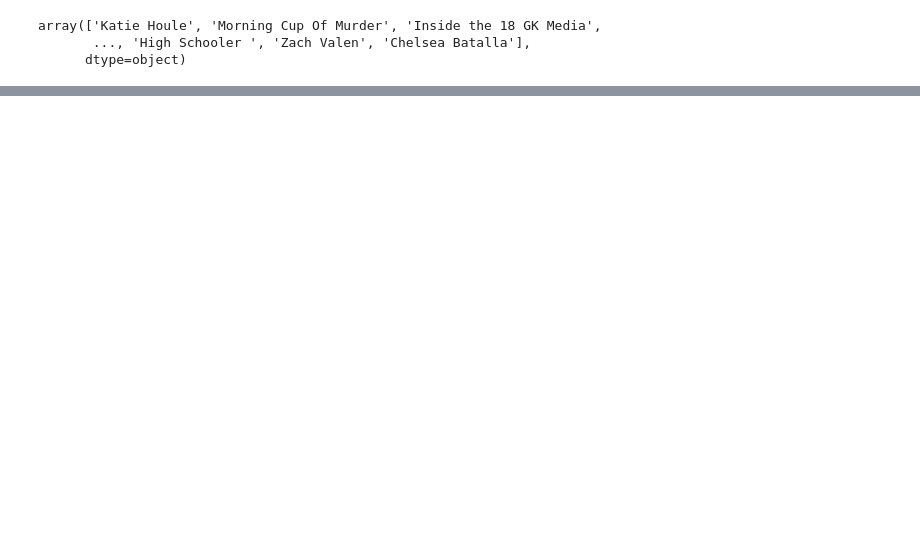
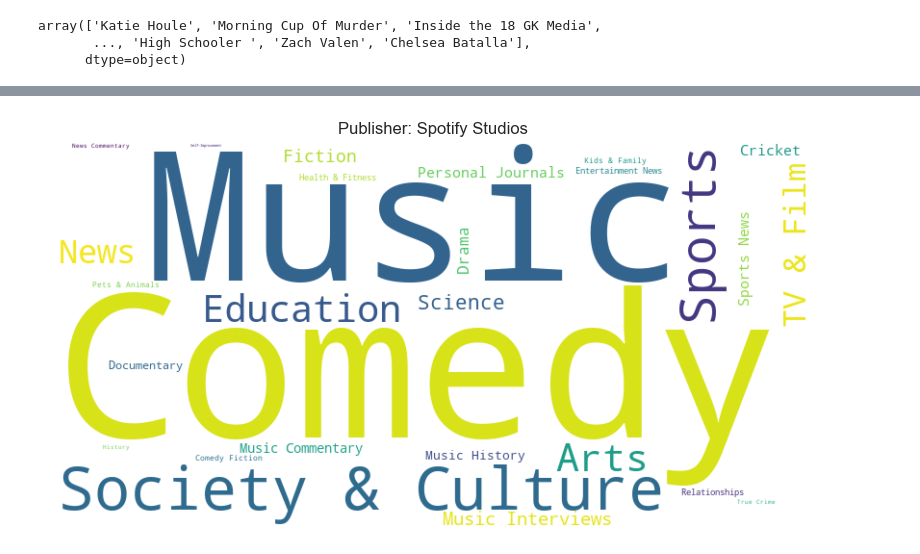
Before and after one commit to scaperothian/spotify-podcast-viz, a Jupyter notebook: notebooks/SpotifyPodcasts_Publisher.ipynb, the cells around one changed output, grey strips where cells are left out. Saved outputs shown, nothing was run; the diff lists cells and outputs as text; code cells hidden in the pictures; blank space fills up the shorter version.

```diff
--- a/notebooks/SpotifyPodcasts_Publisher.ipynb
+++ b/notebooks/SpotifyPodcasts_Publisher.ipynb
@@ -263,5 +43,0 @@ df_ss = df_filtered[df_filtered['publisher']=='Spotify Studios']
-# %%
-category_raw_counts = []
-for i,val in df_ss['category'].items():
-   category_raw_counts.extend(val.split(','))
-len(category_raw_counts)
@@ -479,0 +46,2 @@ The JSON data has been saved to publisher_raw_data.json
+# %%
+pub_df = df[df['publisher']=='Spotify Studios']
@@ -479,0 +164,46 @@ The JSON data has been saved to publisher_raw_data.json
+# %%
+plotting = True
+
+category_raw_counts = []
+for i,val in pub_df['category'].items():
+   category_raw_counts.extend(val.split(','))
+len(category_raw_counts)
+
+category_counts = Counter(category_raw_counts)
+sorted_counts = dict(sorted(category_counts.items(), key=lambda item: item[1], reverse=True))
+values, frequencies = zip(*sorted_counts.items())
+
+# Generate the word cloud with the specified font
+wc = WordCloud(width=800, height=400, background_color='white').generate_from_frequencies(sorted_counts)
+
+if plotting:
+    # Display the word cloud
+    plt.figure(figsize=(10, 5))
+    plt.imshow(wc, interpolation='bilinear')
+    plt.axis('off')
+    plt.title(f"Publisher: {pub_df['publisher'].unique()[0]}")
+    plt.show()
+
+else:
+    filename = '_'.join(pub_df['publisher'].unique()[0].split())+'.png'
+    # Save the word cloud image to a file
+    wc.to_file(filename)
+
+    # Create a Vega-Lite specification with the image URL
+    vega_lite_spec = {
+        "$schema": "https://vega.github.io/schema/vega-lite/v5.json",
+        "data": {"values": [{"image": filename}]},
+        "vconcat": [
+            {
+                "width": 800,
+                "height": 400,
+                "mark": {"type": "image", "clip": False},
+                "encoding": {"url": {"field": "image", "type": "nominal"}},
+            },
+        ],
+    }
+
+    # Create an Altair chart using the Vega-Lite specification
+    altair_chart = alt.Chart().from_dict(vega_lite_spec)
+# %% [output]
+[figure, added]
```
Also changed, not shown: parts of 68 cells of this notebook, 1 other file.
